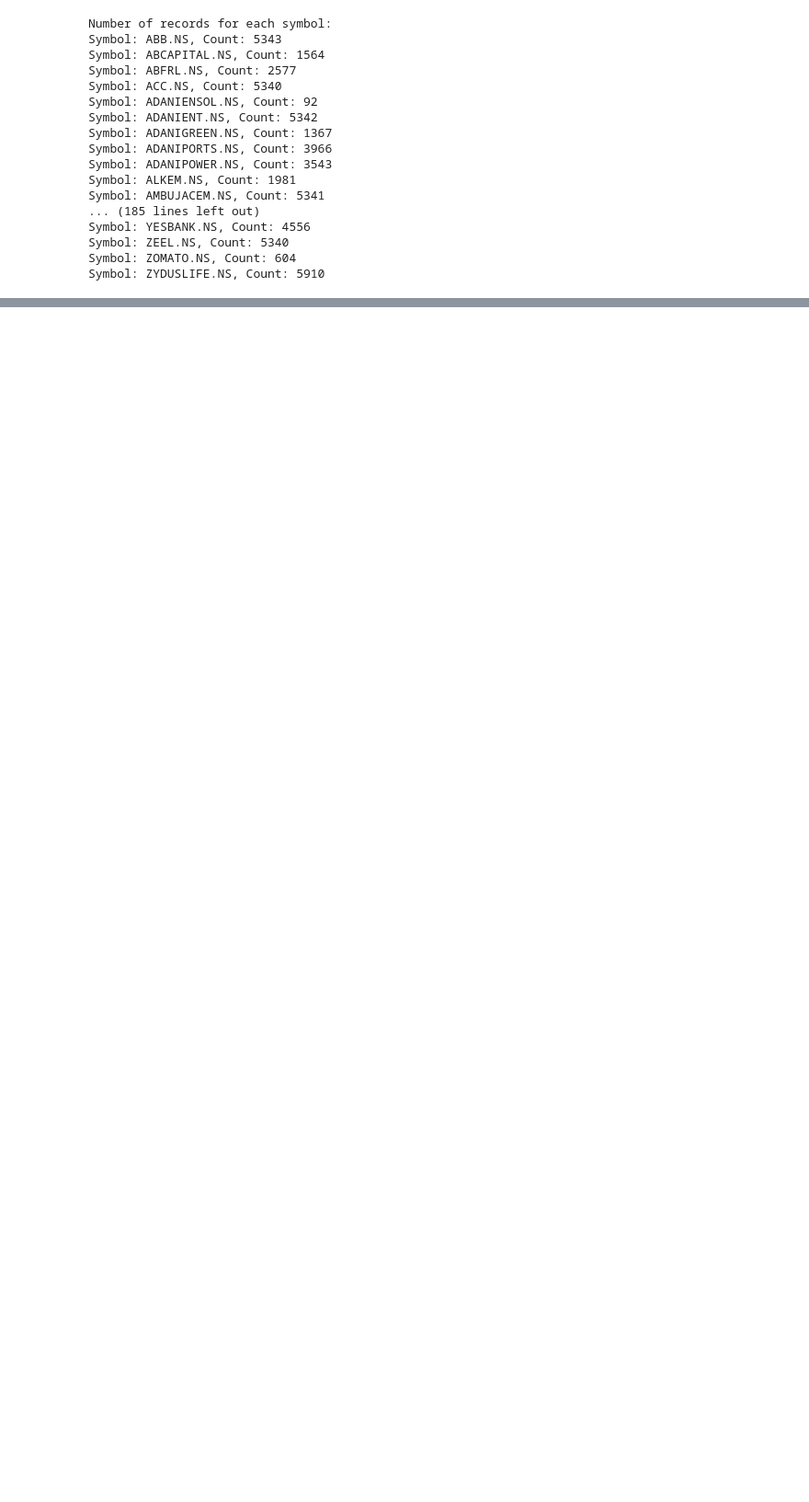
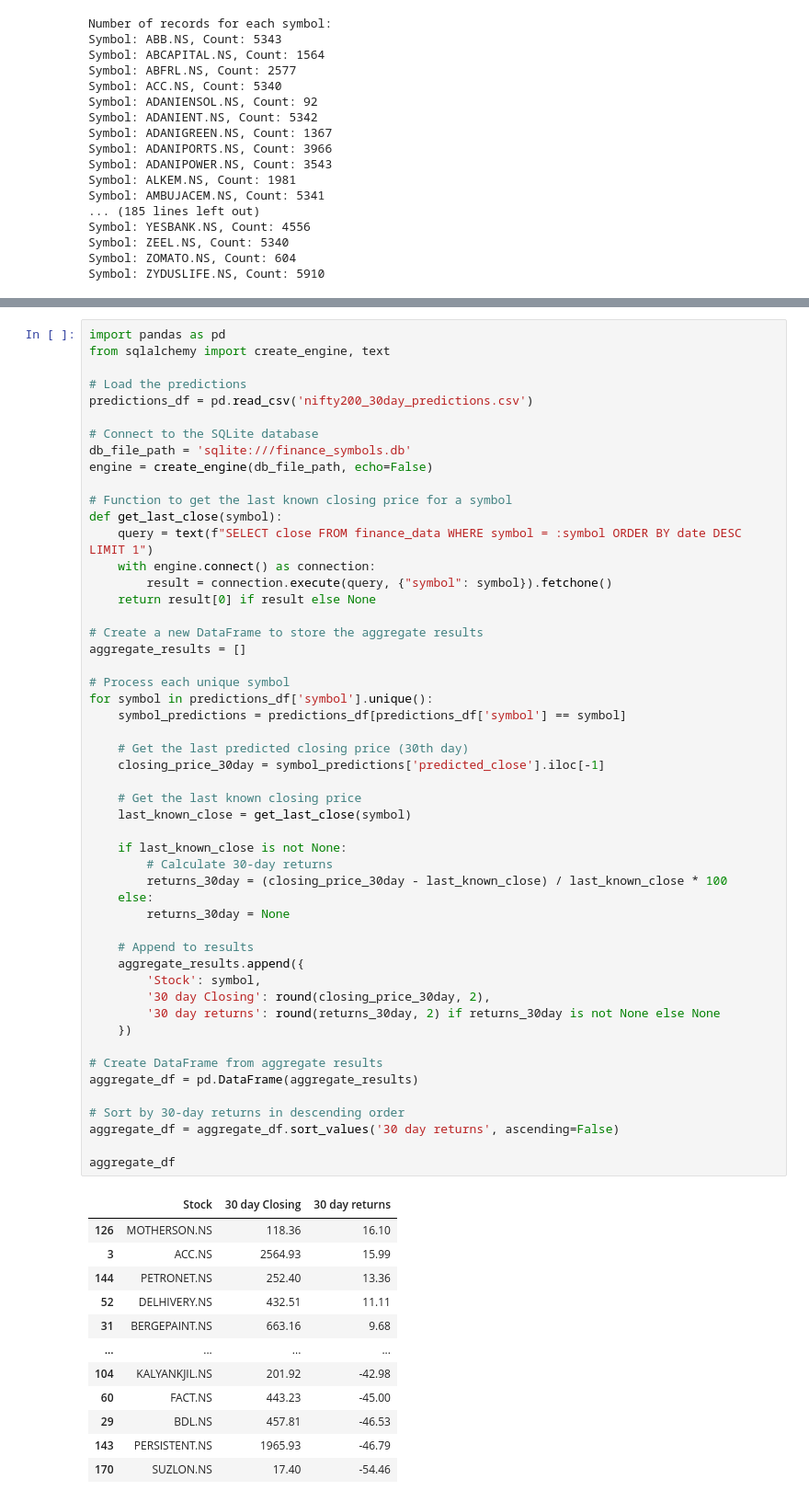
Before and after one commit to marketcalls/openadvisor, a Jupyter notebook: Notebook/catboost_prediction.ipynb, the cells around one changed output, grey strips where cells are left out. Shown at 92% size. Cells and saved outputs as stored; diff of their text form; blank space fills up the shorter version.

```diff
--- a/Notebook/catboost_prediction.ipynb
+++ b/Notebook/catboost_prediction.ipynb
@@ -444,0 +558,64 @@ NameError: name 'logging' is not defined
+# %%
+import pandas as pd
+from sqlalchemy import create_engine, text
+
+# Load the predictions
+predictions_df = pd.read_csv('nifty200_30day_predictions.csv')
+
+# Connect to the SQLite database
+db_file_path = 'sqlite:///finance_symbols.db'
+engine = create_engine(db_file_path, echo=False)
+
+# Function to get the last known closing price for a symbol
+def get_last_close(symbol):
+    query = text(f"SELECT close FROM finance_data WHERE symbol = :symbol ORDER BY date DESC LIMIT 1")
+    with engine.connect() as connection:
+        result = connection.execute(query, {"symbol": symbol}).fetchone()
+    return result[0] if result else None
+
+# Create a new DataFrame to store the aggregate results
+aggregate_results = []
+
+# Process each unique symbol
+for symbol in predictions_df['symbol'].unique():
+    symbol_predictions = predictions_df[predictions_df['symbol'] == symbol]
+
+    # Get the last predicted closing price (30th day)
+    closing_price_30day = symbol_predictions['predicted_close'].iloc[-1]
+
+    # Get the last known closing price
+    last_known_close = get_last_close(symbol)
+
+    if last_known_close is not None:
+        # Calculate 30-day returns
+        returns_30day = (closing_price_30day - last_known_close) / last_known_close * 100
+    else:
+        returns_30day = None
+
+    # Append to results
+    aggregate_results.append({
+        'Stock': symbol,
+        '30 day Closing': round(closing_price_30day, 2),
+        '30 day returns': round(returns_30day, 2) if returns_30day is not None else None
+    })
+
+# Create DataFrame from aggregate results
+aggregate_df = pd.DataFrame(aggregate_results)
+
+# Sort by 30-day returns in descending order
+aggregate_df = aggregate_df.sort_values('30 day returns', ascending=False)
+
+aggregate_df
+# %% [output]
+|  | Stock | 30 day Closing | 30 day returns |
+| 126 | MOTHERSON.NS | 118.36 | 16.10 |
+| 3 | ACC.NS | 2564.93 | 15.99 |
+| 144 | PETRONET.NS | 252.40 | 13.36 |
+| 52 | DELHIVERY.NS | 432.51 | 11.11 |
+| 31 | BERGEPAINT.NS | 663.16 | 9.68 |
+| ... | ... | ... | ... |
+| 104 | KALYANKJIL.NS | 201.92 | -42.98 |
+| 60 | FACT.NS | 443.23 | -45.00 |
+| 29 | BDL.NS | 457.81 | -46.53 |
+| 143 | PERSISTENT.NS | 1965.93 | -46.79 |
+| 170 | SUZLON.NS | 17.40 | -54.46 |
```
Also changed, not shown: parts of 12 cells of this notebook, 14 other files.
